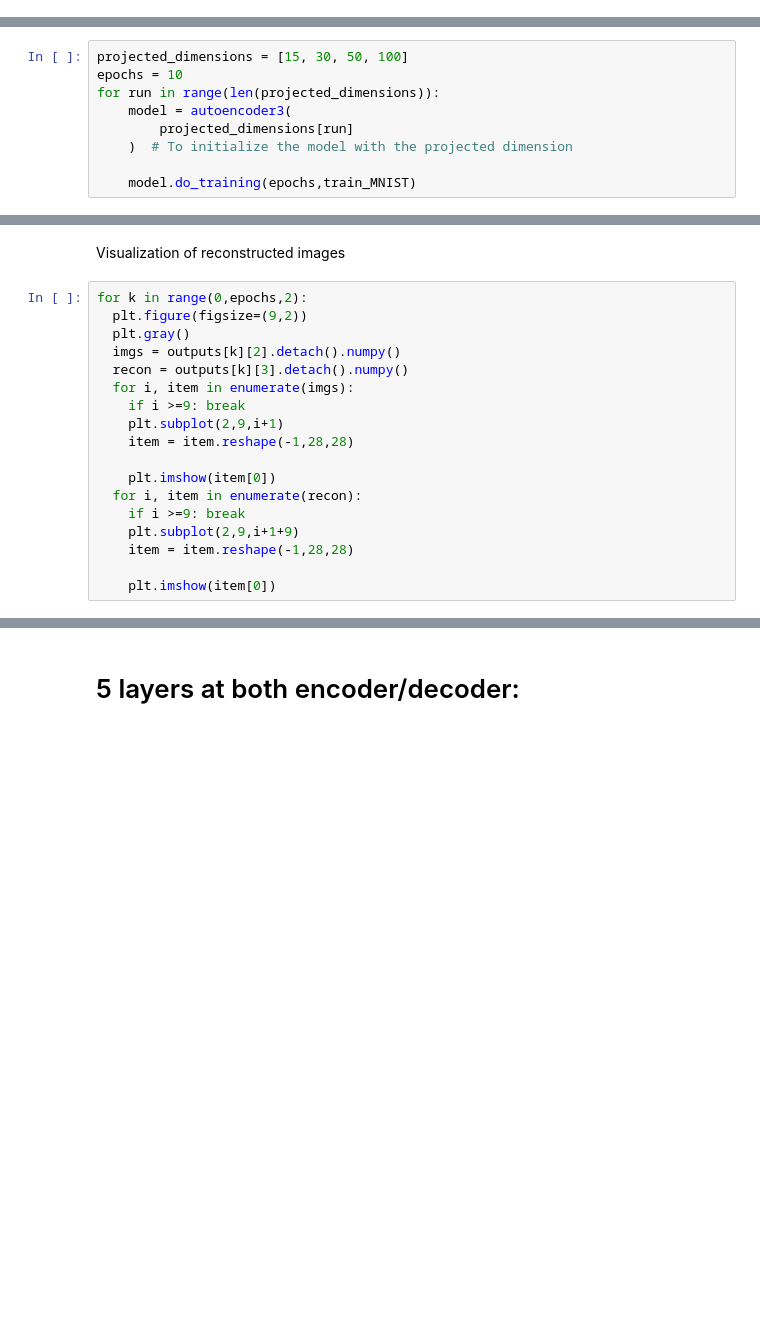
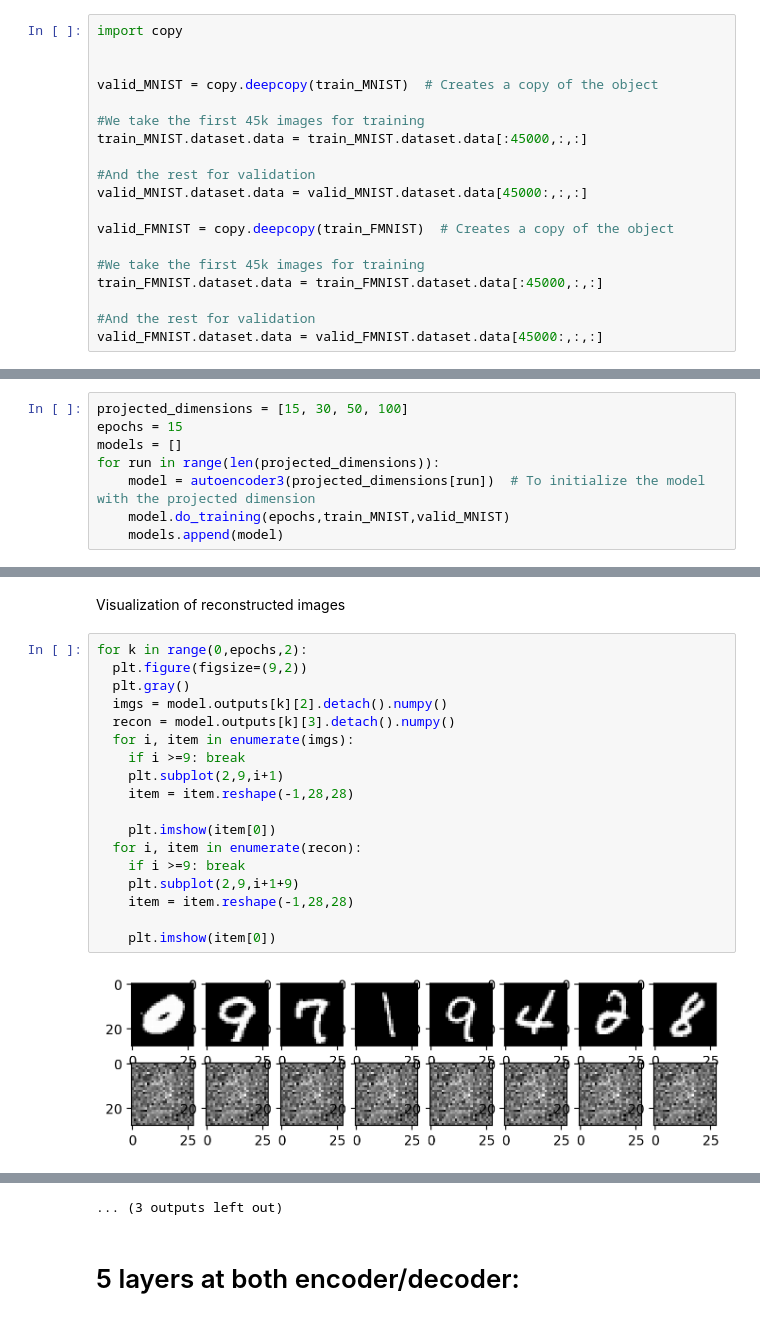
Before and after one commit to danitoribio/neural_networks, a Jupyter notebook: project1/Project1NN.ipynb, the cells around one changed output, grey strips where cells are left out. Drawn from its saved outputs; the diff is of its cells as text; blank space fills up the shorter version.

Commit message:
archivo main project actualizado de google collab

```diff
--- a/project1/Project1NN.ipynb
+++ b/project1/Project1NN.ipynb
@@ -82,3 +134,22 @@ We can see that our images are of size 28 x 28 = 784, so the input layer is of s
+# %%
+import copy
+
+
+valid_MNIST = copy.deepcopy(train_MNIST)  # Creates a copy of the object
+
+#We take the first 45k images for training
+train_MNIST.dataset.data = train_MNIST.dataset.data[:45000,:,:]
+
+#And the rest for validation
+valid_MNIST.dataset.data = valid_MNIST.dataset.data[45000:,:,:]
+
+valid_FMNIST = copy.deepcopy(train_FMNIST)  # Creates a copy of the object
+
+#We take the first 45k images for training
+train_FMNIST.dataset.data = train_FMNIST.dataset.data[:45000,:,:]
+
+#And the rest for validation
+valid_FMNIST.dataset.data = valid_FMNIST.dataset.data[45000:,:,:]
 # %% [markdown]
 ## 3 layers at both encoder/decoder:
 # %%
@@ -177,10 +299,9 @@ Definition of parameters of the model and Peak signal-to-noise ratio (PSNR)
 Training the model
 # %%
 projected_dimensions = [15, 30, 50, 100]
-epochs = 10
+epochs = 15
+models = []
 for run in range(len(projected_dimensions)):
-    model = autoencoder3(
-        projected_dimensions[run]
-    )  # To initialize the model with the projected dimension
-
-    model.do_training(epochs,train_MNIST)
+    model = autoencoder3(projected_dimensions[run])  # To initialize the model with the projected dimension
+    model.do_training(epochs,train_MNIST,valid_MNIST)
+    models.append(model)
@@ -189,18 +318,20 @@ Visualization of reconstructed images
 # %%
 for k in range(0,epochs,2):
   plt.figure(figsize=(9,2))
   plt.gray()
-  imgs = outputs[k][2].detach().numpy()
-  recon = outputs[k][3].detach().numpy()
+  imgs = model.outputs[k][2].detach().numpy()
+  recon = model.outputs[k][3].detach().numpy()
   for i, item in enumerate(imgs):
     if i >=9: break
     plt.subplot(2,9,i+1)
     item = item.reshape(-1,28,28)
 
     plt.imshow(item[0])
   for i, item in enumerate(recon):
     if i >=9: break
     plt.subplot(2,9,i+1+9)
     item = item.reshape(-1,28,28)
 
     plt.imshow(item[0])
+# %% [output]
+[figure, added]
@@ -207,3 +349,4 @@ for k in range(0,epochs,2):
+... (3 outputs left out)
 # %% [markdown]
 # 5 layers at both encoder/decoder:
 # %%
```
Also changed, not shown: parts of 11 cells of this notebook.
